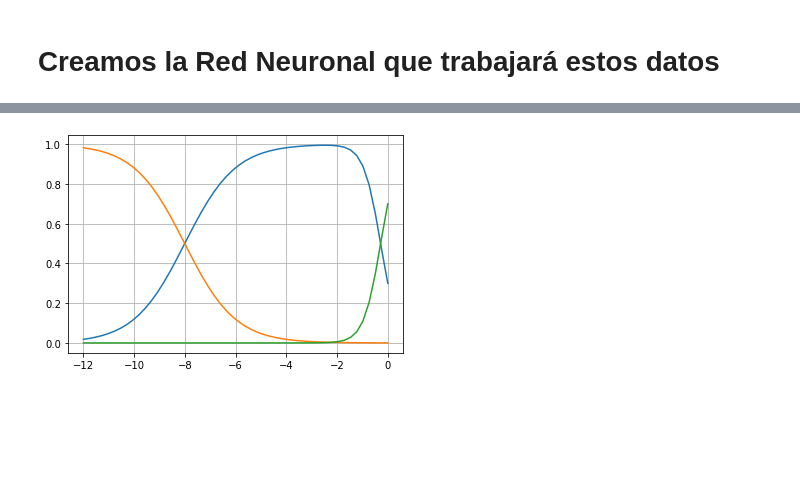
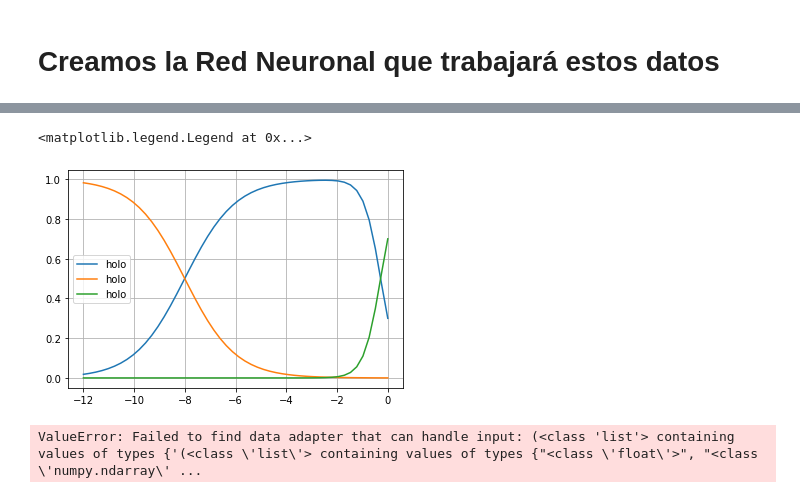
Before and after one commit to JuanDDiosRojas/NeuralNetworks, a Jupyter notebook: Entrenamiento Soluciones EDO.ipynb, the cells around one changed output, grey strips where cells are left out. Saved outputs shown, nothing was run; the diff lists cells and outputs as text; code cells hidden in the pictures; blank space fills up the shorter version.

```diff
--- a/Entrenamiento Soluciones EDO.ipynb
+++ b/Entrenamiento Soluciones EDO.ipynb
@@ -28,8 +44,10 @@ def RHS(Omega_i, lna, gamma=0):
     #return [x*(-3 + pi), y*(-4 + pi), z*pi, -0.5*H*pi]
     return [x*(-3 + pi), y*(-4 + pi), z*pi]
 
-def EDO(t,Or,Om,Ol):
+def EDO(t,Om):
     #t,Or,Om,Ol=X
+    Or=0.0001
+    Ol=1-Or-Om
     H0 = 70.
     y0 = [Om, Or, Ol]
     result = odeint(RHS, y0, t)
@@ -162,10 +195,17 @@ plt.plot(Z,model.predict(dom)[:,0],model.predict(dom)[:,1],model.predict(dom)[:,
 # %%
 t=np.linspace(0,-12)
 X=[]
 Or = 0.0001
 Om = 0.3
 Ol = 1. - Or - Om
-plt.plot(t,EDO(t, Or, Om ,Ol))
+plt.plot(t,EDO(t, Om),label='holo')
+#plt.plot(t, model.predict(t, 0.0001,0.3, Ol))
 plt.grid()
+plt.legend()
 # %% [output]
+<matplotlib.legend.Legend at 0x...>
-[figure, old version]
+[figure, new version]
+# %%
+EDO(t,Om)-model.predict(B)
+# %% [output]
+ValueError: Failed to find data adapter that can handle input: (<class 'list'> containing values of types {'(<class \'list\'> containing values of types {"<class \'float\'>", "<class \'numpy.ndarray\' ...
```
Also changed, not shown: parts of 19 cells of this notebook.
